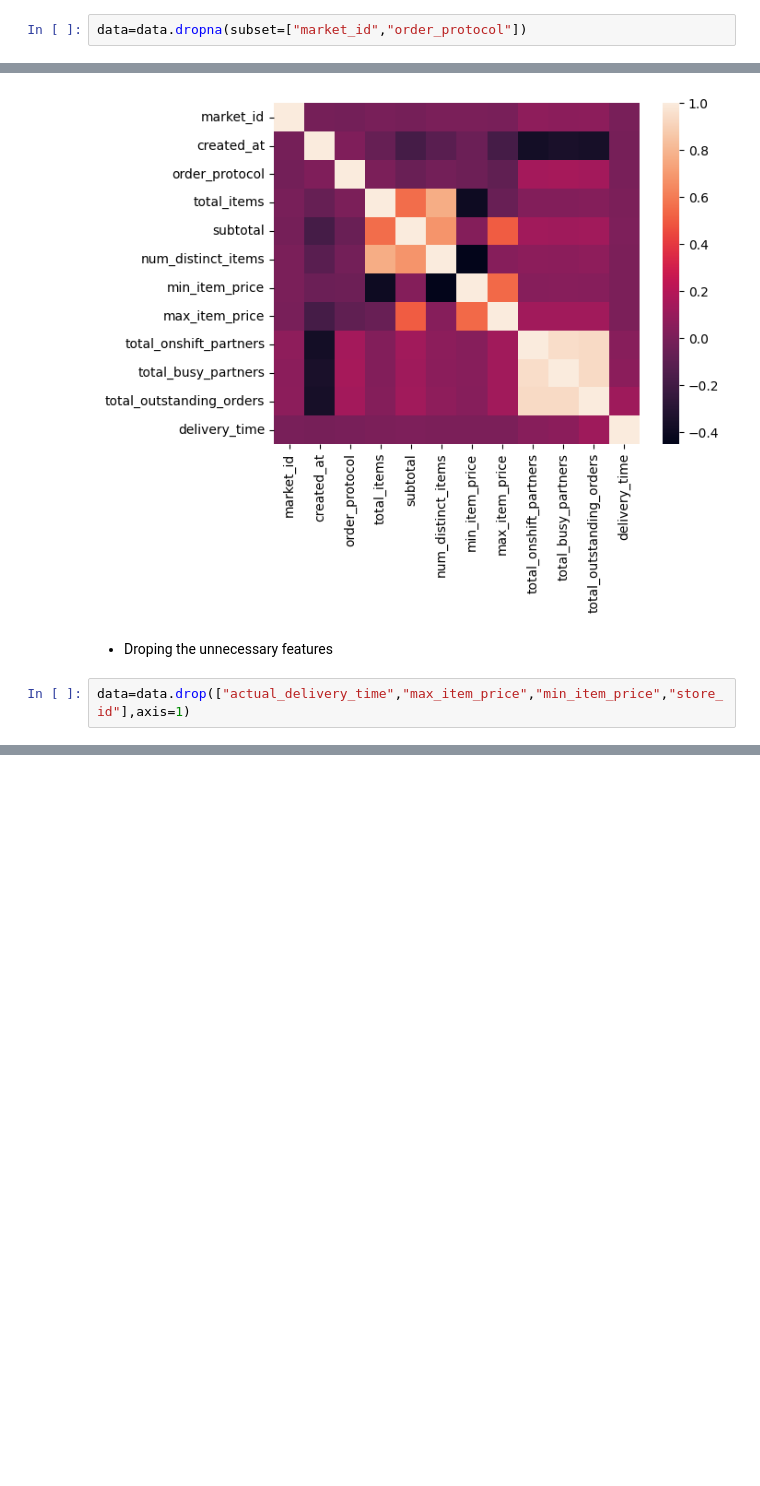
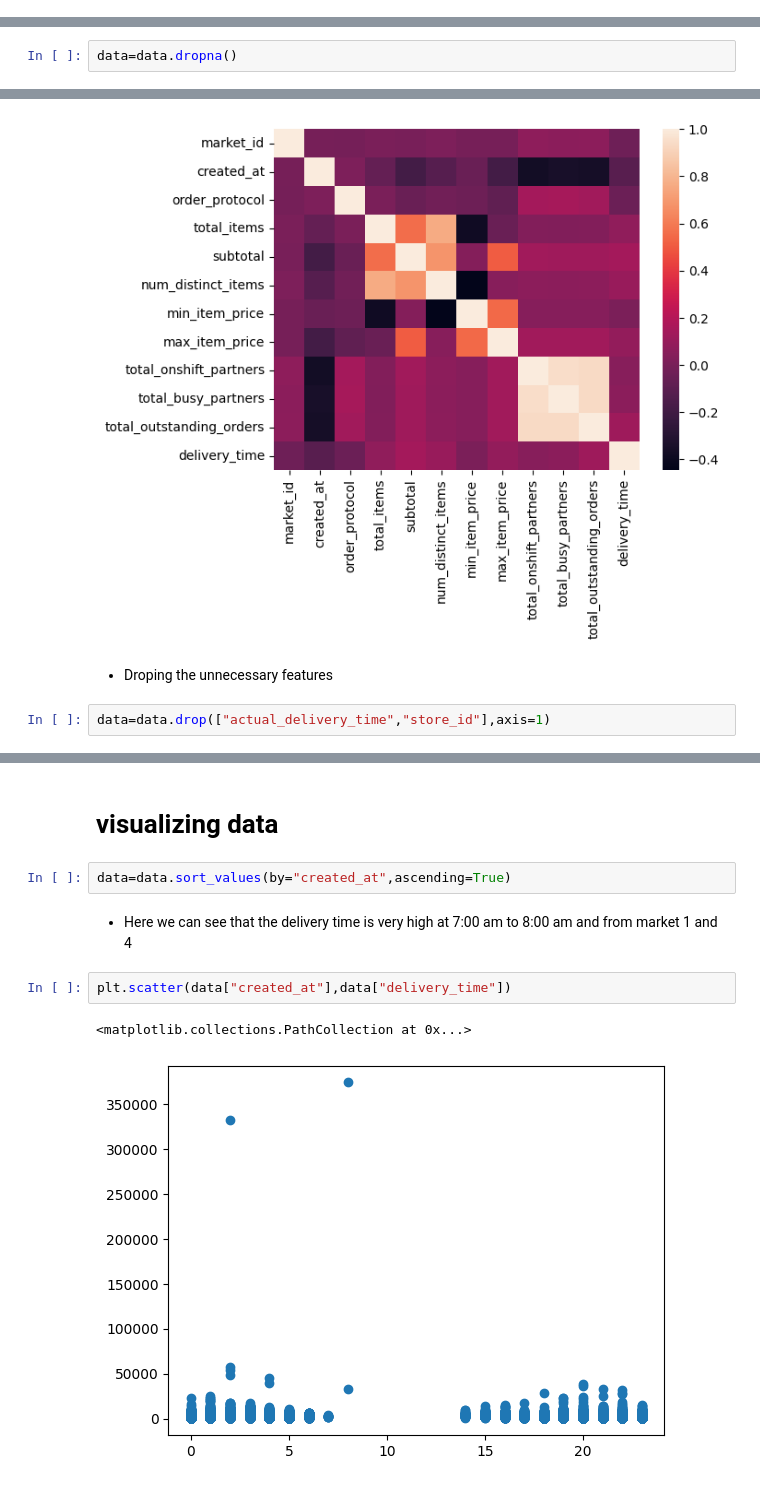
Before and after one commit to ravindra-pandey/Porter_delivery_time_prediction, a Jupyter notebook: main.ipynb, the cells around one changed output, grey strips where cells are left out. Drawn from its saved outputs; the diff is of its cells as text; blank space fills up the shorter version.

```diff
--- a/main.ipynb
+++ b/main.ipynb
@@ -90,10 +98,10 @@ dtype: int64
 * total outstanding_orders: total number of orders to be fulfilled at the moment
 # %% [markdown]
 # Data Preprocessing and Cleaning
-# %%
-data=data.dropna(subset=["market_id","order_protocol"])
 # %%
 data["store_primary_category"]=data["store_primary_category"].fillna("Not Specified")
+# %%
+data=data.dropna()
 # %%
 data["store_primary_category"].unique()
 # %% [output]
@@ -144,5 +136,5 @@ sns.heatmap(data.corr(numeric_only=True))
 # %% [markdown]
 * Droping the unnecessary features
 # %%
-data=data.drop(["actual_delivery_time","max_item_price","min_item_price","store_id"],axis=1)
+data=data.drop(["actual_delivery_time","store_id"],axis=1)
 # %%
@@ -163,0 +157,11 @@ data[data["total_busy_partners"].isna()]
+# %% [markdown]
+# visualizing data
+# %%
+data=data.sort_values(by="created_at",ascending=True)
+# %% [markdown]
+* Here we can see that the delivery time is very high at 7:00 am to 8:00 am and from market 1 and 4
+# %%
+plt.scatter(data["created_at"],data["delivery_time"])
+# %% [output]
+<matplotlib.collections.PathCollection at 0x...>
+[figure, added]
```
Also changed, not shown: parts of 25 cells of this notebook.
